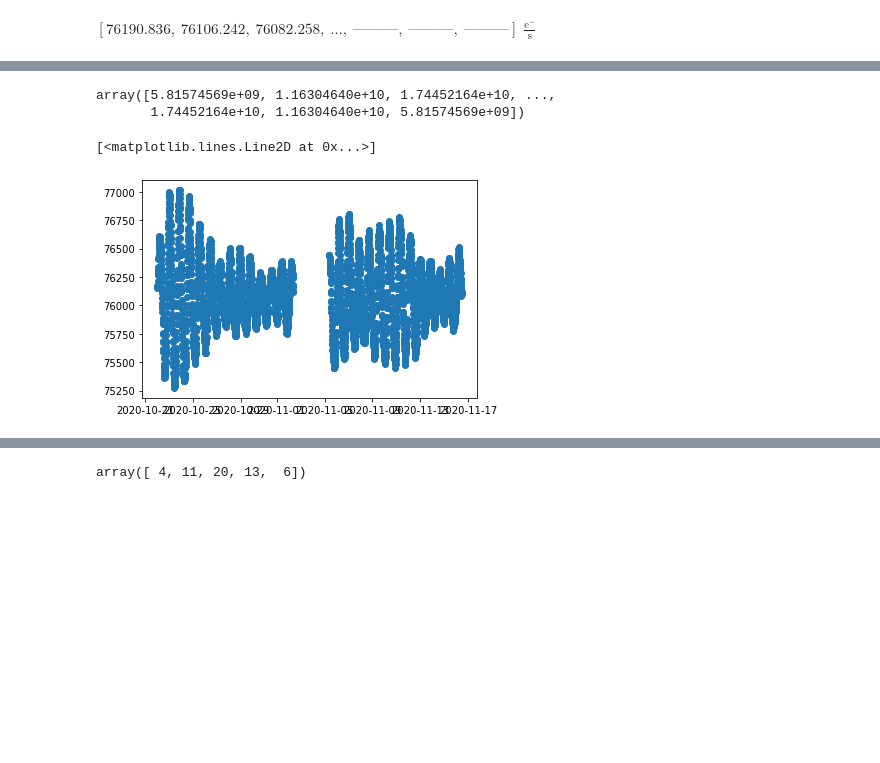
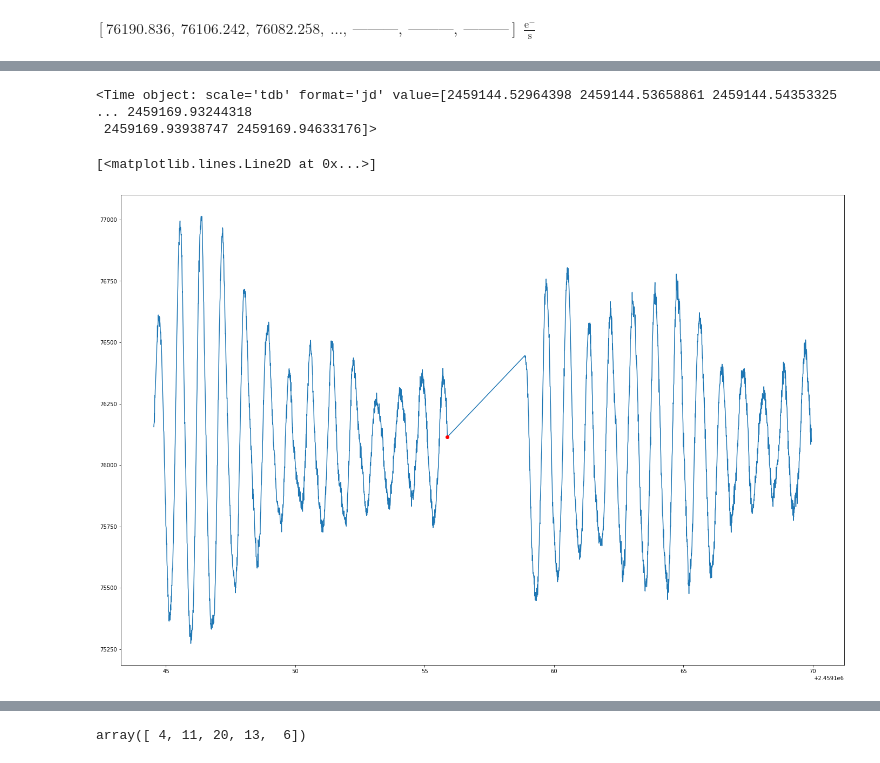
Before and after one commit to zyz0414/project, a Jupyter notebook: Lightcurve_Trail.ipynb, the cells around one changed output, grey strips where cells are left out. Saved outputs shown, nothing was run; the diff lists cells and outputs as text; code cells hidden in the pictures; blank space fills up the shorter version.

```diff
--- a/Lightcurve_Trail.ipynb
+++ b/Lightcurve_Trail.ipynb
@@ -231,17 +217,32 @@ plt.plot(x, f2_c)   # plot correlation function
+# %%
+f2
+t2.format = 'jd'
+t2
+# %% [output]
+<Time object: scale='tdb' format='jd' value=[2459144.52964398 2459144.53658861 2459144.54353325 ... 2459169.93244318
+ 2459169.93938747 2459169.94633176]>
 # %%
 F2 = []
-for i in f2:
-    f2_v = float(i.value)
+T2 = []
+for i in range(len(f2)):
+    f2_v = float(f2[i].value)
     F2.append(f2_v)
+    t2_v = float(t2[i].value)
+    T2.append(t2_v)
+
+F2 = np.array(F2)
+T2 = np.array(T2)
+
+T2 = T2[F2>0]
+F2 = F2[F2>0]
-# %%
-F2_C = correlate(F2[:1600], F2[:1600])
-
-F2_C
-# %% [output]
-array([5.81574569e+09, 1.16304640e+10, 1.74452164e+10, ...,
-       1.74452164e+10, 1.16304640e+10, 5.81574569e+09])
-# %%
-plt.plot_date(t2.plot_date, f2)   # plot lightcurve directly from t2 and f2
-# %% [output]
-[<matplotlib.lines.Line2D at 0x...>]
-[figure, removed]
+# %%
+Diff_T = T2[1:]-T2[:-1]
+max_diff = np.amax(Diff_T)
+idx = int(np.where(Diff_T==max_diff)[0])
+# %%
+fig, ax = plt.subplots(figsize=(24,16))
+plt.plot(T2, F2)
+plt.plot(T2[idx], F2[idx], 'ro')
+# %% [output]
+[<matplotlib.lines.Line2D at 0x...>]
+[figure, added]
```
Also changed, not shown: parts of 21 cells of this notebook.
